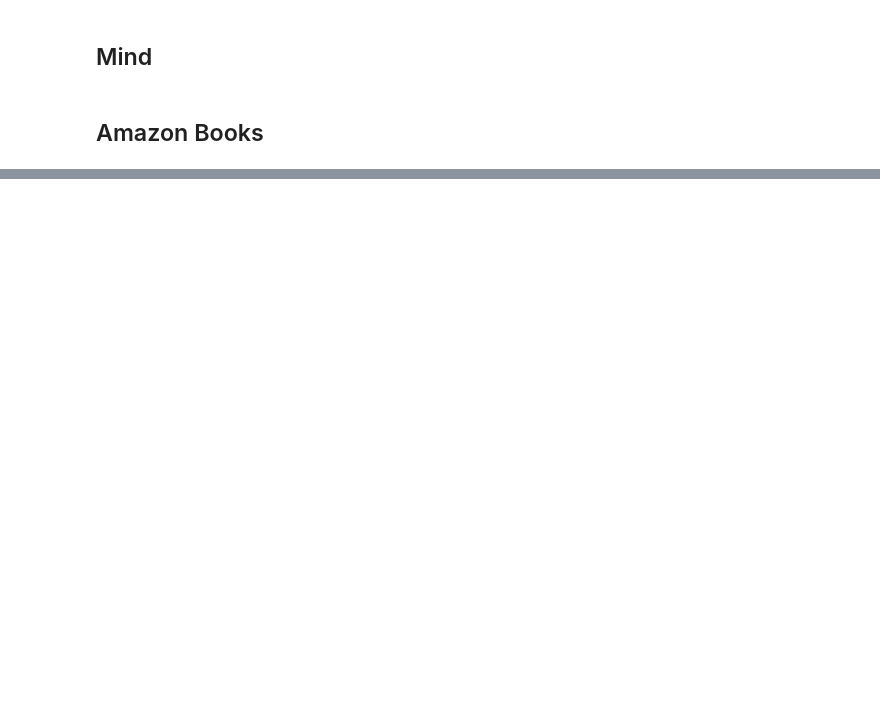
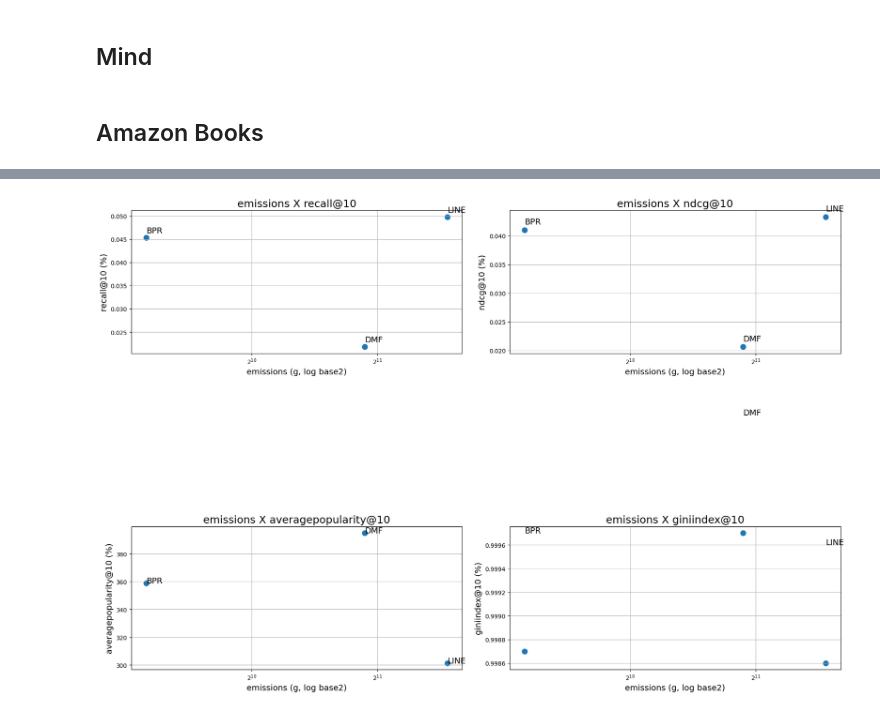
Before and after one commit to Fonty02/Tesi, a Jupyter notebook: notebooks/tuning-results.ipynb, the cells around one changed output, grey strips where cells are left out. Cells and saved outputs as stored; diff of their text form; code cells hidden in the pictures; blank space fills up the shorter version.

```diff
--- a/notebooks/tuning-results.ipynb
+++ b/notebooks/tuning-results.ipynb
@@ -252,3 +273,5 @@ plot_increments(best)
 # %%
-# plot_tradeoff(results, metrics, experiments)
+plot_tradeoff(results, metrics, experiments)
+# %% [output]
+[figure, added]
 # %%
```
Also changed, not shown: parts of 14 cells of this notebook, 1 other file.
